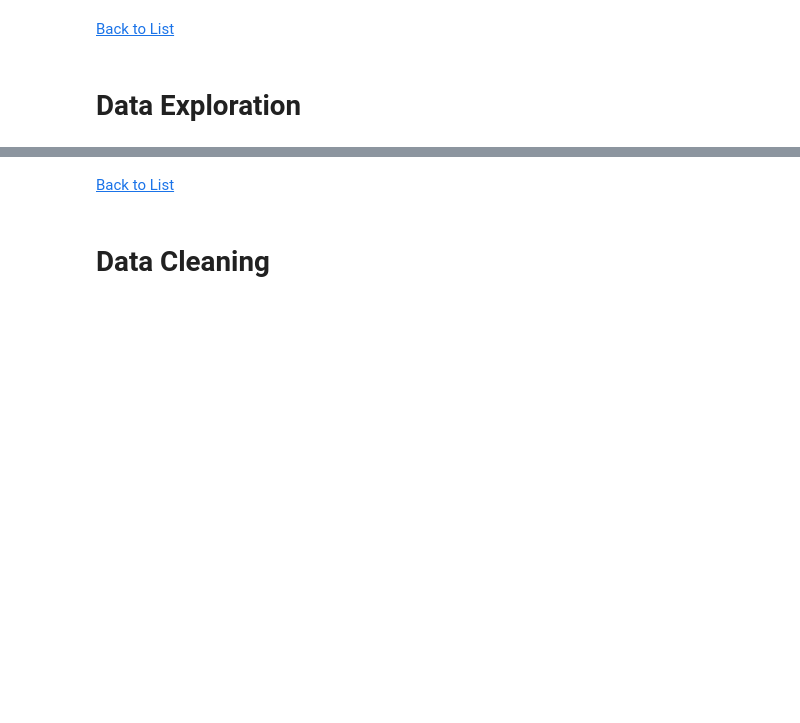
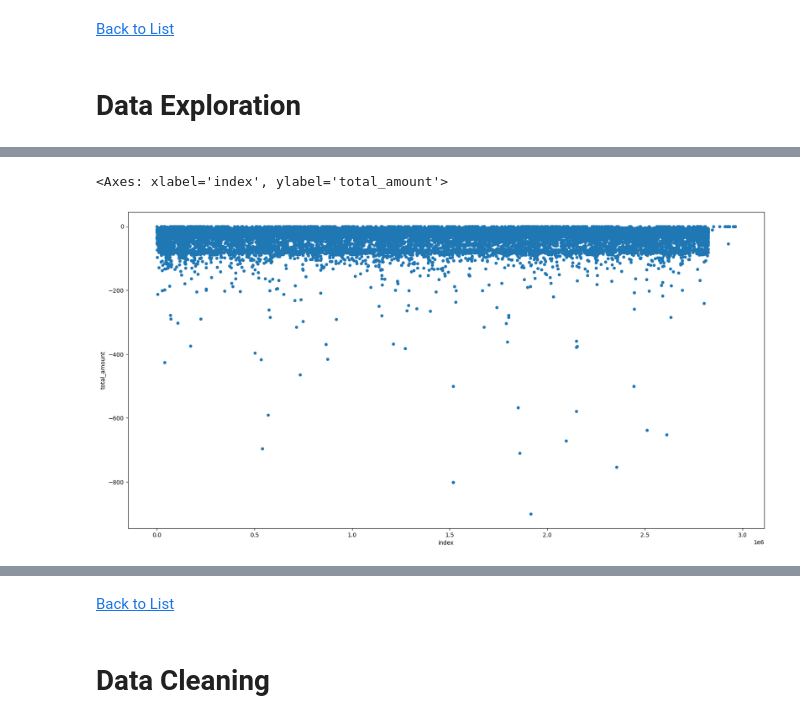
Before and after one commit to AliSalimkhani/NYC-Taxi-Analysis, a Jupyter notebook: NYC_texi_analyze.ipynb, the cells around one changed output, grey strips where cells are left out. Cells and saved outputs as stored; diff of their text form; code cells hidden in the pictures; blank space fills up the shorter version.

```diff
--- a/NYC_texi_analyze.ipynb
+++ b/NYC_texi_analyze.ipynb
@@ -44,0 +109,5 @@ taxi_df.head()
+# %%
+taxi_df[taxi_df['total_amount'] <= 0 ].reset_index().plot(kind = 'scatter' , x = 'index' , y = 'total_amount' , figsize = (20,10))
+# %% [output]
+<Axes: xlabel='index', ylabel='total_amount'>
+[figure, added]
```
Also changed, not shown: parts of 38 cells of this notebook.
